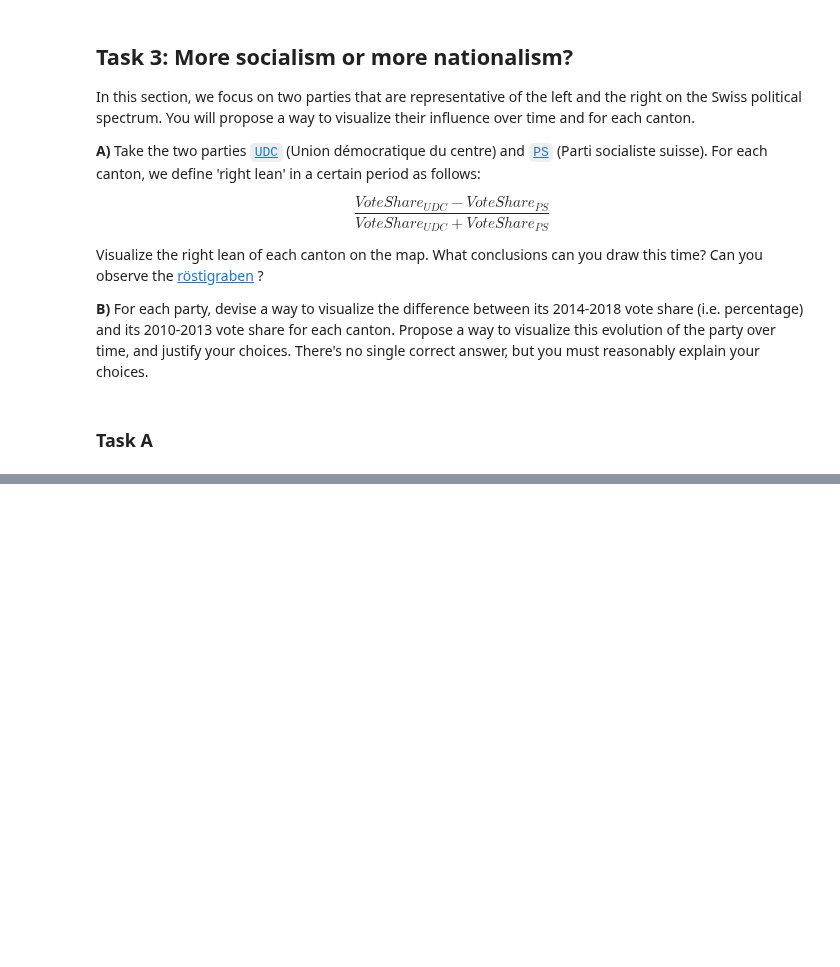
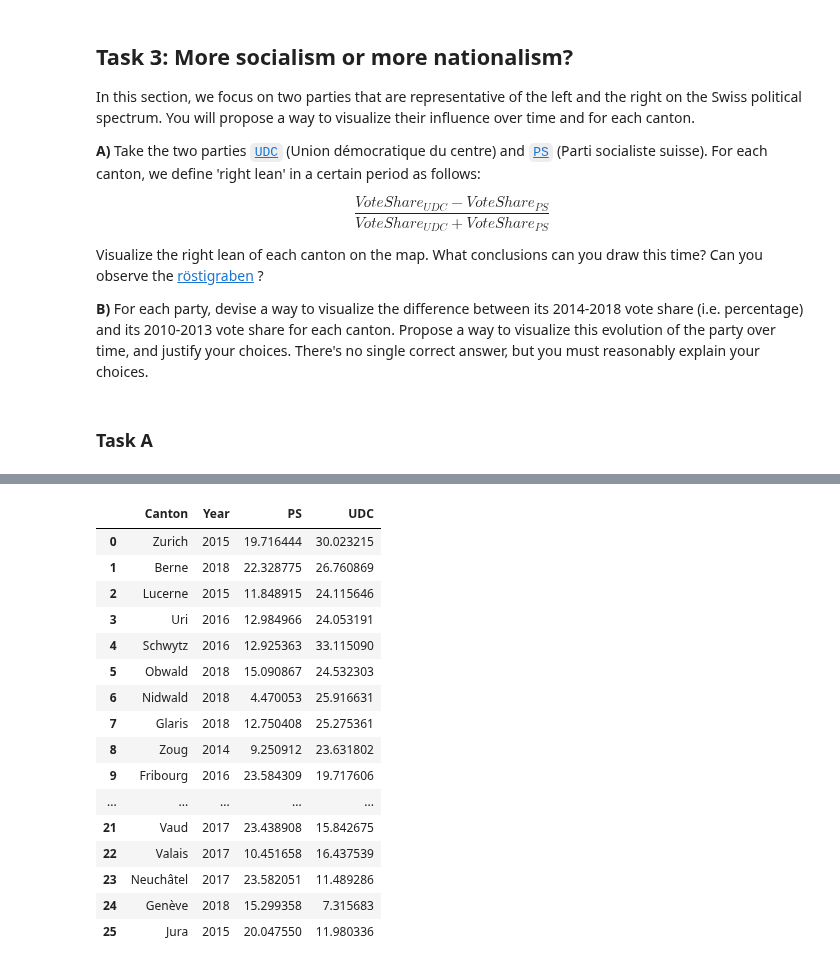
Before and after one commit to vbruttin/ada_homeworks, a Jupyter notebook: HW2_main.ipynb, the cells around one changed output, grey strips where cells are left out. Saved outputs shown, nothing was run; the diff lists cells and outputs as text; code cells hidden in the pictures; blank space fills up the shorter version.

```diff
--- a/HW2_main.ipynb
+++ b/HW2_main.ipynb
@@ -158,0 +151,61 @@ Name: Canton, dtype: object
+# %%
+# Functions
+# df.loc[:,('one','second')]
+
+def clear_notes(df):
+    '''Clear notes in canton column (e.g '2)')'''
+    for row_index, row in df.iterrows():
+        #print(row['Canton'])
+        if re.search("[0-9]",row['Canton']) != None:
+            df['Canton'].iloc[row_index] = (re.search(r"[A-zÀ-ÿ\s\-\.]*(?=\s[0-9])", row['Canton']))[0]
+        if str(df['Canton'].iloc[row_index][-1]) == ' ':
+            df['Canton'].iloc[row_index] = str(row['Canton'])[:-1]
+
+def compute_right_lean(df):
+    '''Compute right lean coefficient'''
+    df['RightLean'] = (df.UDC - df.PS)/(df.UDC + df.PS)
+
+def right_lean_colors(cantonID,df):
+    """Maps Right lean to blue and Left lean to red."""
+    canton_name = cantons_ids[cantonID]
+    right_lean = df.loc[df.Canton == canton_name,'RightLean'].values > 0
+    left_lean = df.loc[df.Canton == canton_name,'RightLean'].values < 0
+    if right_lean:
+        return '#0000ff'
+    elif left_lean:
+        return '#ff0000'
+    else:
+        return '#ffffff'
+# %%
+# Pull data from excel file
+df_vote_shares_14_18 = pd.read_excel(data_folder + 'voters.xls',
+                                     sheet_name = 'actuel (2014-2018)',
+                                     header = 3,
+                                     skiprows = [4,5,11,17,23,29],
+                                     skipfooter = 55,
+                                     usecols = [0,2,8,10]).reset_index()
+
+df_vote_shares_14_18 = df_vote_shares_14_18.rename(columns = col_names)
+
+# Clearing data
+clear_notes(df_vote_shares_14_18)
+
+df_vote_shares_14_18.head(26)
+# %% [output]
+|  | Canton | Year | PS | UDC |
+| 0 | Zurich | 2015 | 19.716444 | 30.023215 |
+| 1 | Berne | 2018 | 22.328775 | 26.760869 |
+| 2 | Lucerne | 2015 | 11.848915 | 24.115646 |
+| 3 | Uri | 2016 | 12.984966 | 24.053191 |
+| 4 | Schwytz | 2016 | 12.925363 | 33.115090 |
+| 5 | Obwald | 2018 | 15.090867 | 24.532303 |
+| 6 | Nidwald | 2018 | 4.470053 | 25.916631 |
+| 7 | Glaris | 2018 | 12.750408 | 25.275361 |
+| 8 | Zoug | 2014 | 9.250912 | 23.631802 |
+| 9 | Fribourg | 2016 | 23.584309 | 19.717606 |
+| ... | ... | ... | ... | ... |
+| 21 | Vaud | 2017 | 23.438908 | 15.842675 |
+| 22 | Valais | 2017 | 10.451658 | 16.437539 |
+| 23 | Neuchâtel | 2017 | 23.582051 | 11.489286 |
+| 24 | Genève | 2018 | 15.299358 | 7.315683 |
+| 25 | Jura | 2015 | 20.047550 | 11.980336 |
```
Also changed, not shown: parts of 7 cells of this notebook, 1 other file.
